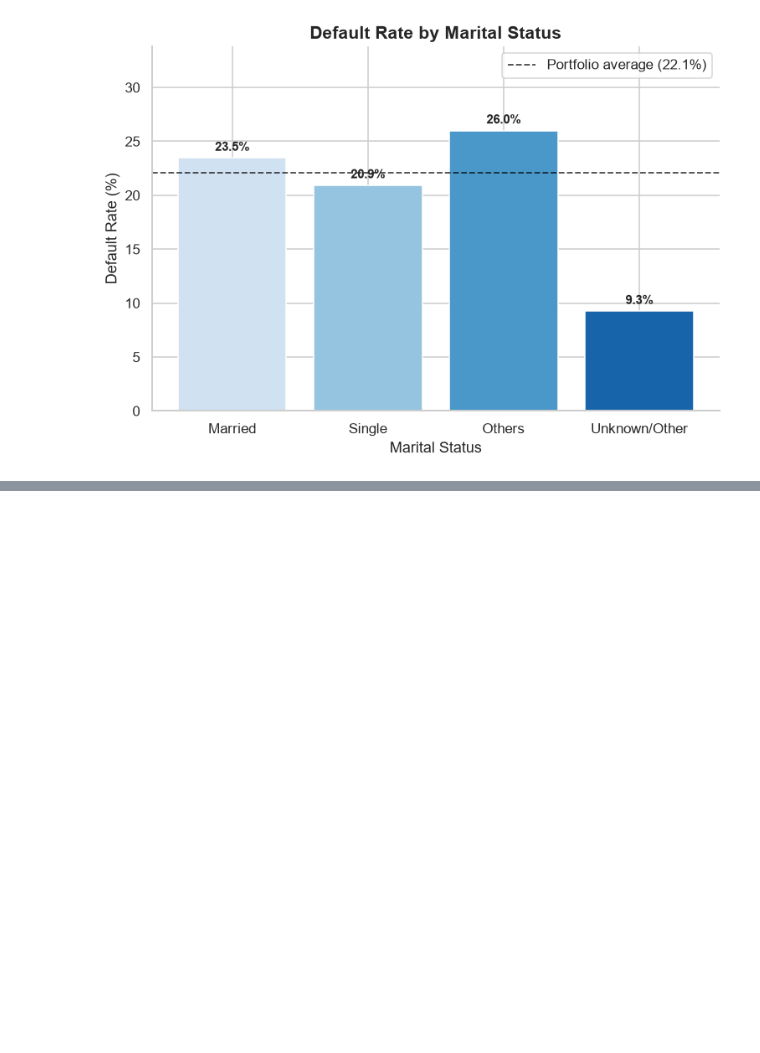
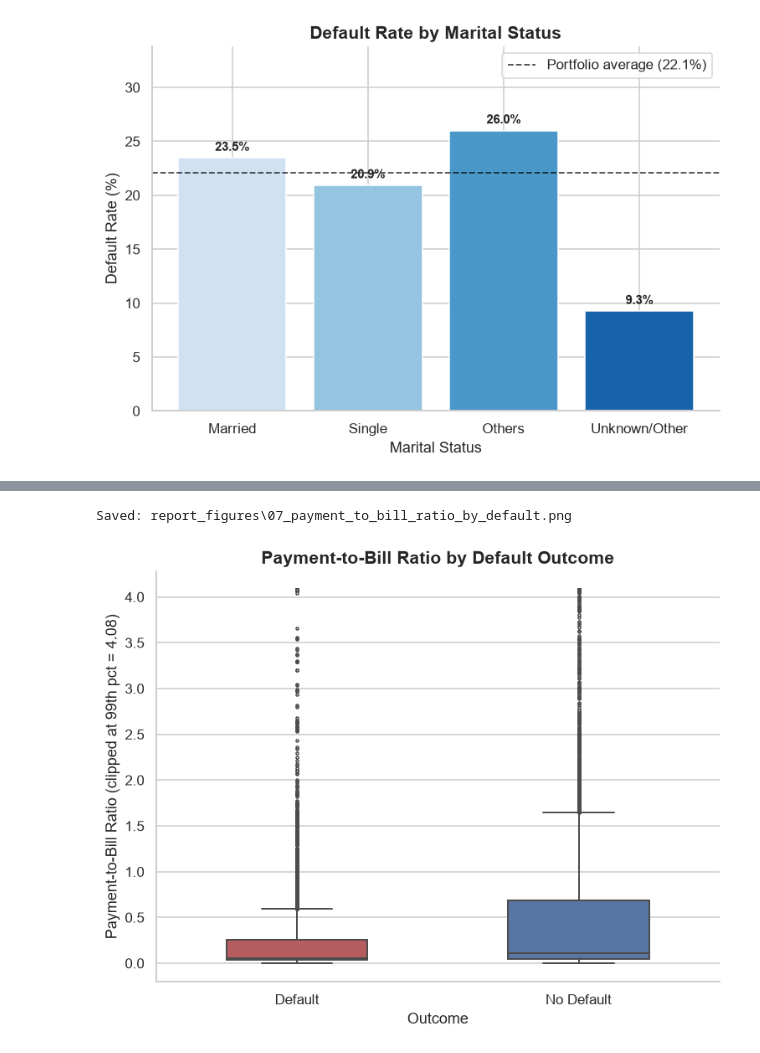
Before and after one commit to Dewmi2004/NovaX--Group-project-of-Python-for-DS-AI, a Jupyter notebook: NovaX.ipynb, the cells around one changed output, grey strips where cells are left out. Cells and saved outputs as stored; diff of their text form; code cells hidden in the pictures; blank space fills up the shorter version.

```diff
--- a/NovaX.ipynb
+++ b/NovaX.ipynb
@@ -1106,0 +1152,22 @@ Saved: report_figures\04_default_rate_by_marital_status.png
+# %%
+# Clip only for chart display so a handful of extreme outlier ratios don't
+# compress the box for the other 99% of customers into an unreadable sliver.
+clip_upper = df["payment_to_bill_ratio"].quantile(0.99)
+plot_df = df.copy()
+plot_df["payment_to_bill_ratio_display"] = plot_df["payment_to_bill_ratio"].clip(upper=clip_upper)
+
+fig, ax = plt.subplots(figsize=(7, 5.5))
+sns.boxplot(data=plot_df, x="default_label", y="payment_to_bill_ratio_display", hue="default_label",
+            palette={"No Default": COLOR_NO_DEFAULT, "Default": COLOR_DEFAULT},
+            legend=False, ax=ax, width=0.5, fliersize=2, linewidth=1.3)
+
+ax.set_title("Payment-to-Bill Ratio by Default Outcome")
+ax.set_xlabel("Outcome")
+ax.set_ylabel(f"Payment-to-Bill Ratio (clipped at 99th pct = {clip_upper:.2f})")
+sns.despine()
+plt.tight_layout()
+save_fig(fig, "07_payment_to_bill_ratio_by_default.png")
+plt.show()
+# %% [output]
+Saved: report_figures\07_payment_to_bill_ratio_by_default.png
+[figure, added]
```
Also changed, not shown: parts of 3 cells of this notebook, 4 other files.
